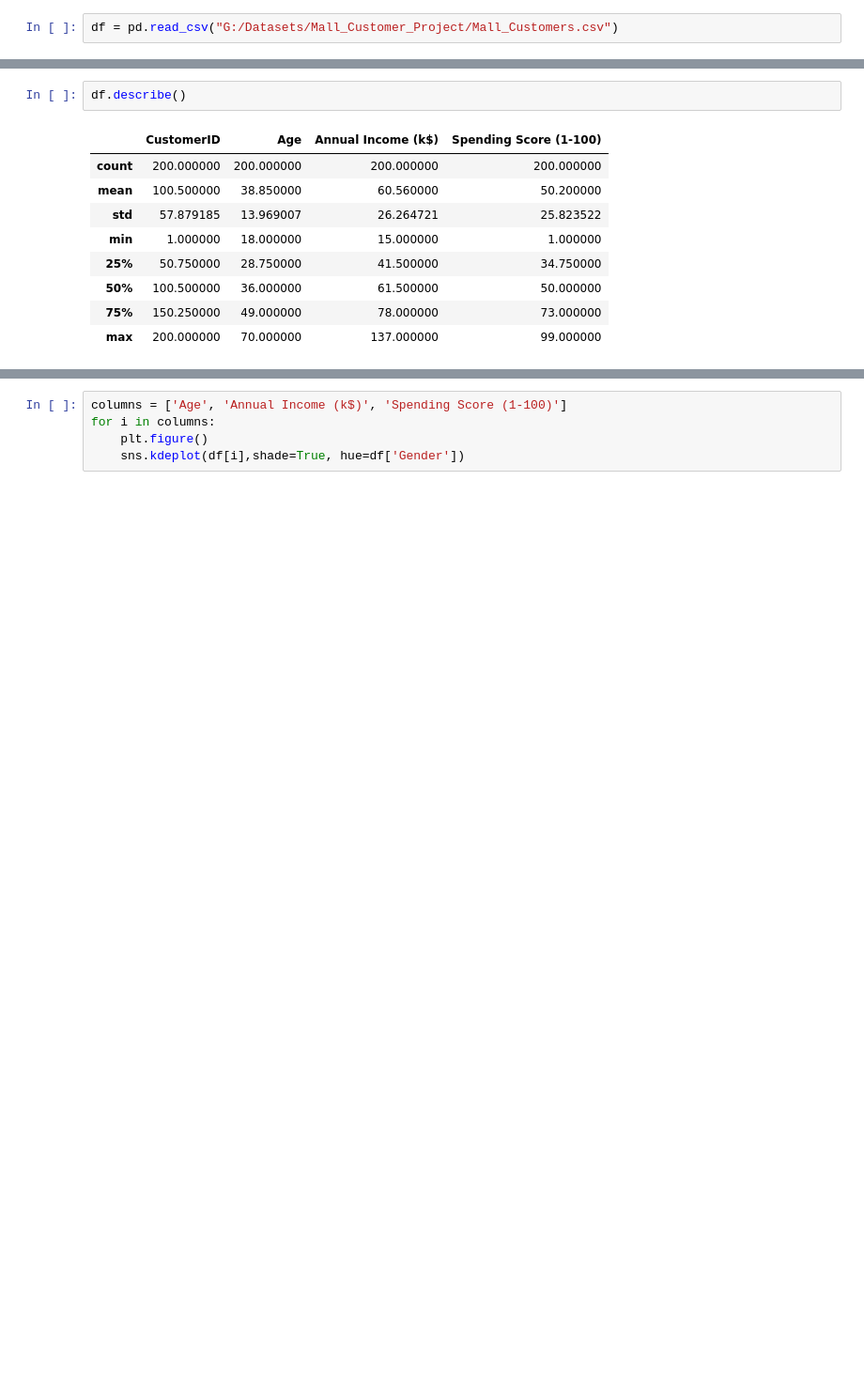
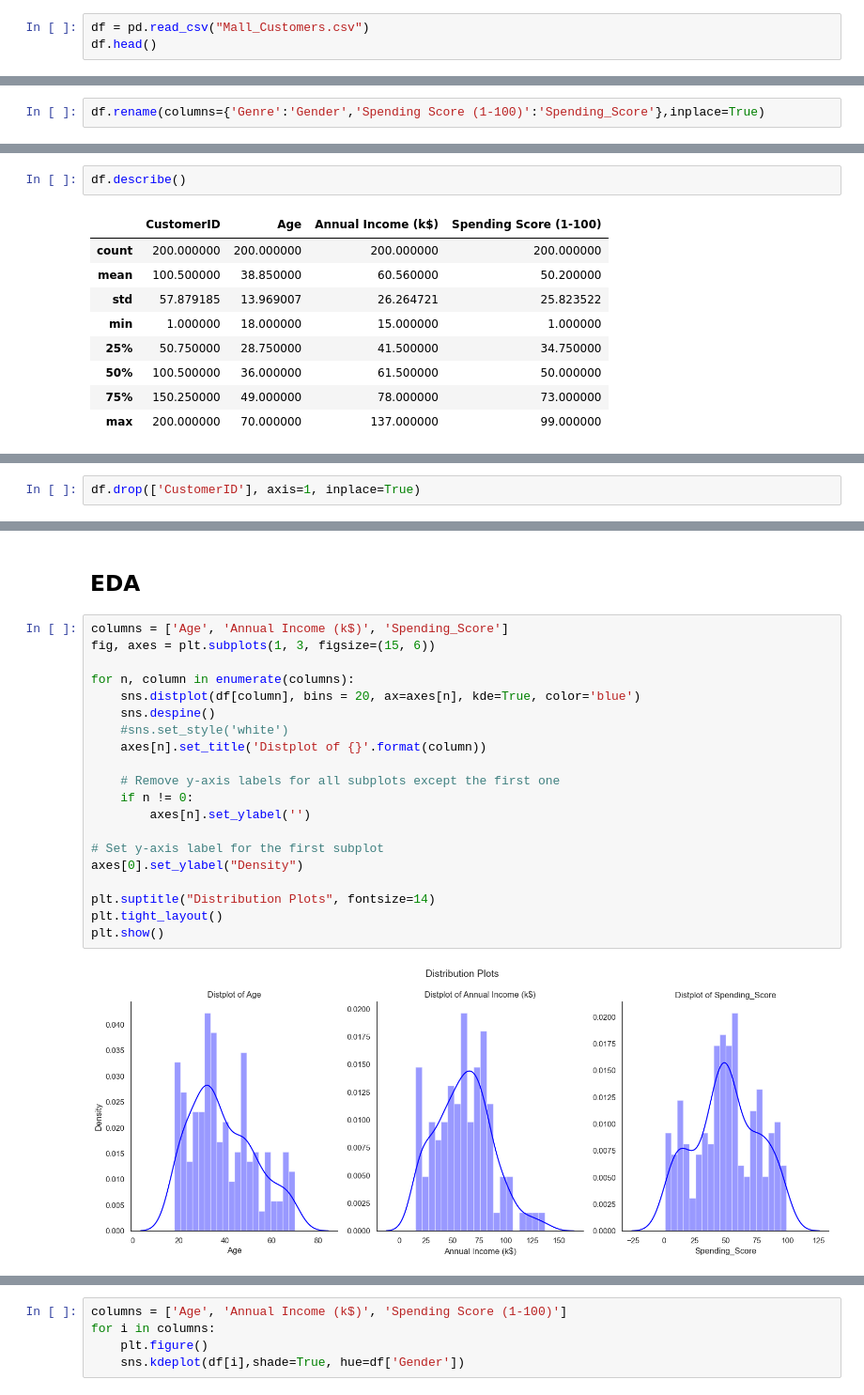
Before and after one commit to analyticsbyted/customer_segmentation, a Jupyter notebook: segmentation.ipynb, the cells around one changed output, grey strips where cells are left out. Shown at 94% size. Cells and saved outputs as stored; diff of their text form; blank space fills up the shorter version.

```diff
--- a/segmentation.ipynb
+++ b/segmentation.ipynb
@@ -8,2 +32,3 @@ warnings.filterwarnings('ignore')
 # %%
-df = pd.read_csv("G:/Datasets/Mall_Customer_Project/Mall_Customers.csv")
+df = pd.read_csv("Mall_Customers.csv")
+df.head()
@@ -9,0 +42,2 @@ df = pd.read_csv("G:/Datasets/Mall_Customer_Project/Mall_Customers.csv")
+# %%
+df.rename(columns={'Genre':'Gender','Spending Score (1-100)':'Spending_Score'},inplace=True)
@@ -51,0 +101,2 @@ for i in columns:
+# %%
+df.drop(['CustomerID'], axis=1, inplace=True)
@@ -51,0 +114,24 @@ for i in columns:
+# %% [markdown]
+## EDA
+# %%
+columns = ['Age', 'Annual Income (k$)', 'Spending_Score']
+fig, axes = plt.subplots(1, 3, figsize=(15, 6))
+
+for n, column in enumerate(columns):
+    sns.distplot(df[column], bins = 20, ax=axes[n], kde=True, color='blue')
+    sns.despine()
+    #sns.set_style('white')
+    axes[n].set_title('Distplot of {}'.format(column))
+
+    # Remove y-axis labels for all subplots except the first one
+    if n != 0:
+        axes[n].set_ylabel('')
+
+# Set y-axis label for the first subplot
+axes[0].set_ylabel("Density")
+
+plt.suptitle("Distribution Plots", fontsize=14)
+plt.tight_layout()
+plt.show()
+# %% [output]
+[figure, added]
```
Also changed, not shown: parts of 21 cells of this notebook.
